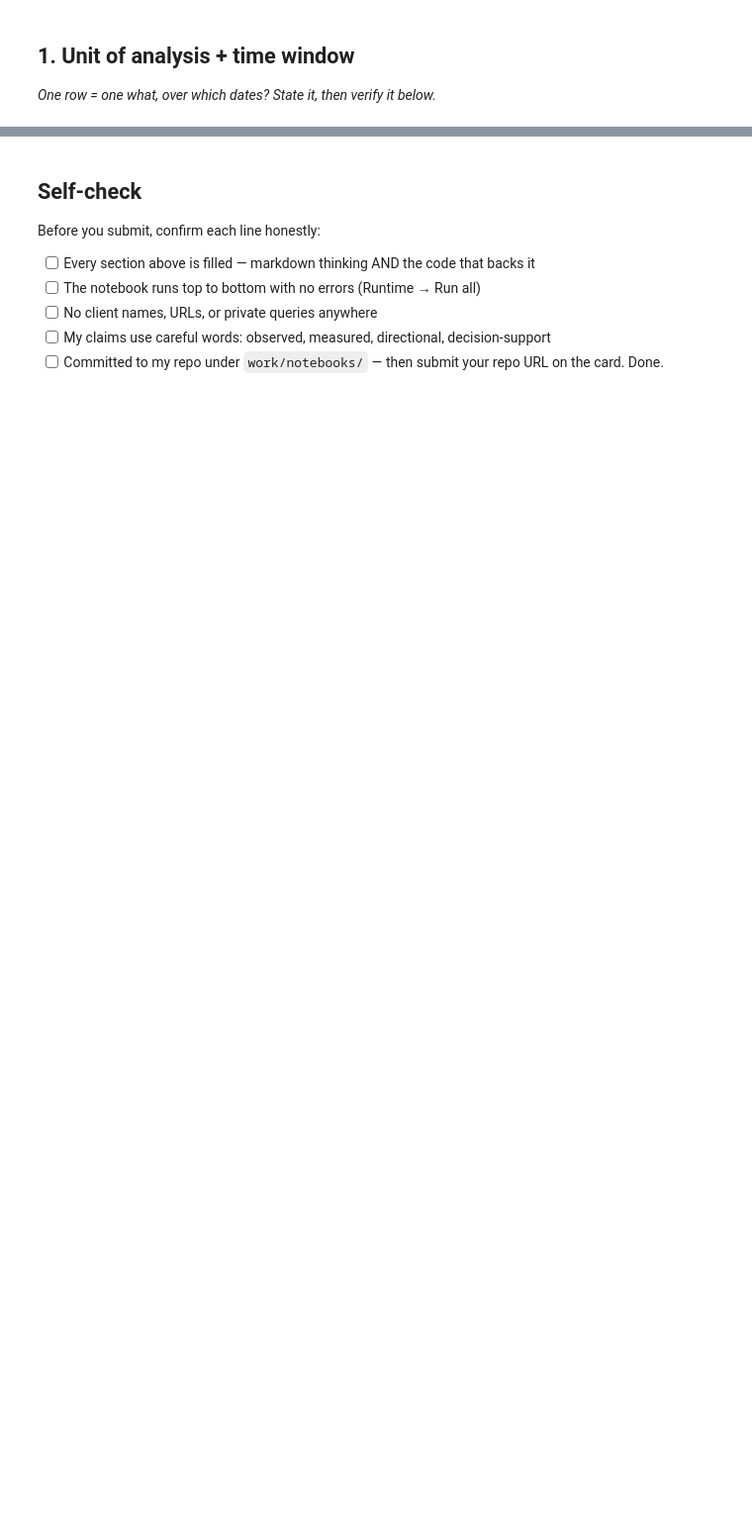
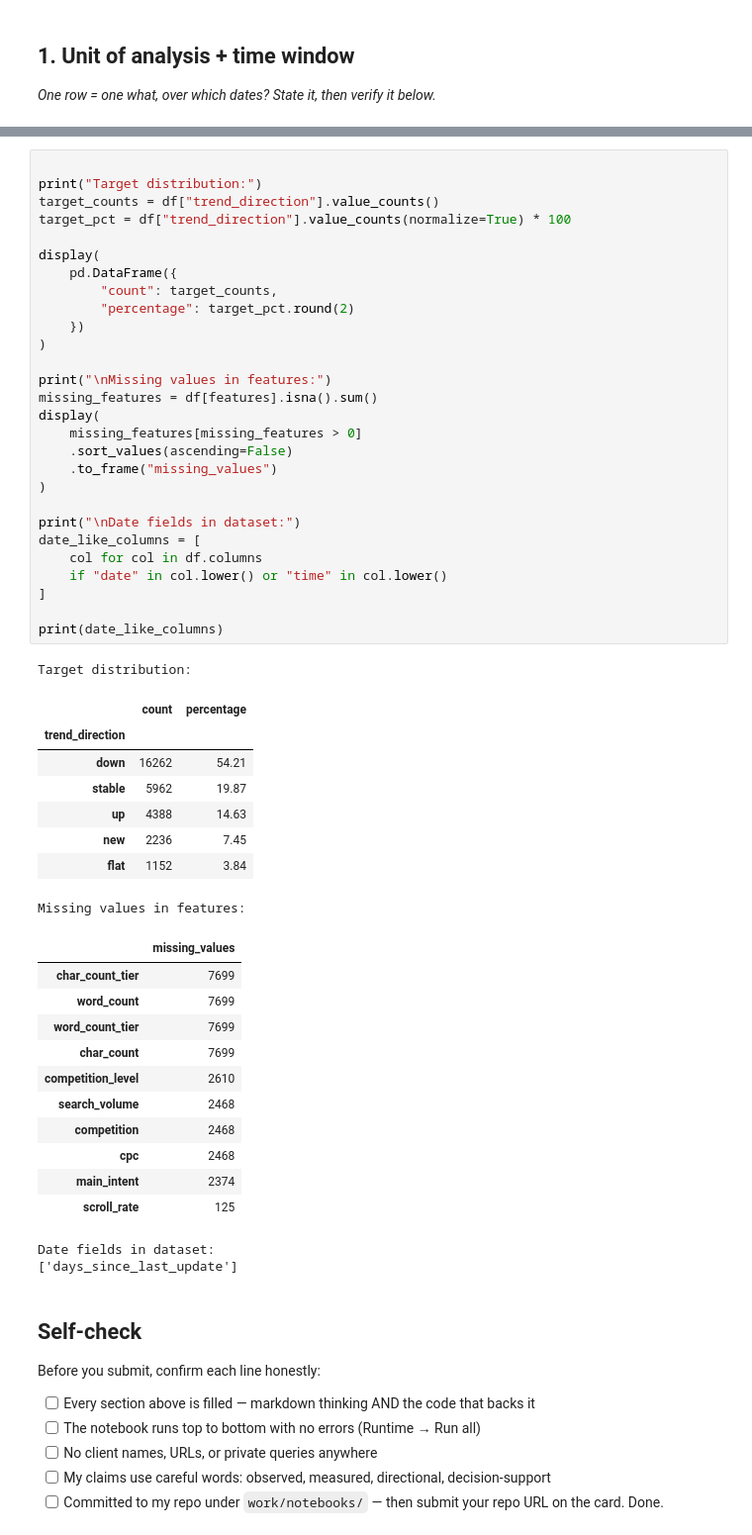
Before and after one commit to Sarahnjunge/starter-notebooks, a Jupyter notebook: work/notebooks/w03_data_contract.ipynb, the cells around one changed output, grey strips where cells are left out. Shown at 99% size. Saved outputs shown, nothing was run; the diff lists cells and outputs as text; blank space fills up the shorter version.

```diff
--- a/work/notebooks/w03_data_contract.ipynb
+++ b/work/notebooks/w03_data_contract.ipynb
@@ -37,3 +267,54 @@ This skeleton is yours to fill. Work the sections **in order** — each one has
+# %%
+
+print("Target distribution:")
+target_counts = df["trend_direction"].value_counts()
+target_pct = df["trend_direction"].value_counts(normalize=True) * 100
+
+display(
+    pd.DataFrame({
+        "count": target_counts,
+        "percentage": target_pct.round(2)
+    })
+)
+
+print("\nMissing values in features:")
+missing_features = df[features].isna().sum()
+display(
+    missing_features[missing_features > 0]
+    .sort_values(ascending=False)
+    .to_frame("missing_values")
+)
+
+print("\nDate fields in dataset:")
+date_like_columns = [
+    col for col in df.columns
+    if "date" in col.lower() or "time" in col.lower()
+]
+
+print(date_like_columns)
+# %% [output]
+Target distribution:
+|  | count | percentage |
+| trend_direction |  |  |
+| down | 16262 | 54.21 |
+| stable | 5962 | 19.87 |
+| up | 4388 | 14.63 |
+| new | 2236 | 7.45 |
+| flat | 1152 | 3.84 |
+Missing values in features:
+|  | missing_values |
+| char_count_tier | 7699 |
+| word_count | 7699 |
+| word_count_tier | 7699 |
+| char_count | 7699 |
+| competition_level | 2610 |
+| search_volume | 2468 |
+| competition | 2468 |
+| cpc | 2468 |
+| main_intent | 2374 |
+| scroll_rate | 125 |
+Date fields in dataset:
+['days_since_last_update']
 # %% [markdown]
 ## Self-check
 
```
Also changed, not shown: parts of 16 cells of this notebook.
